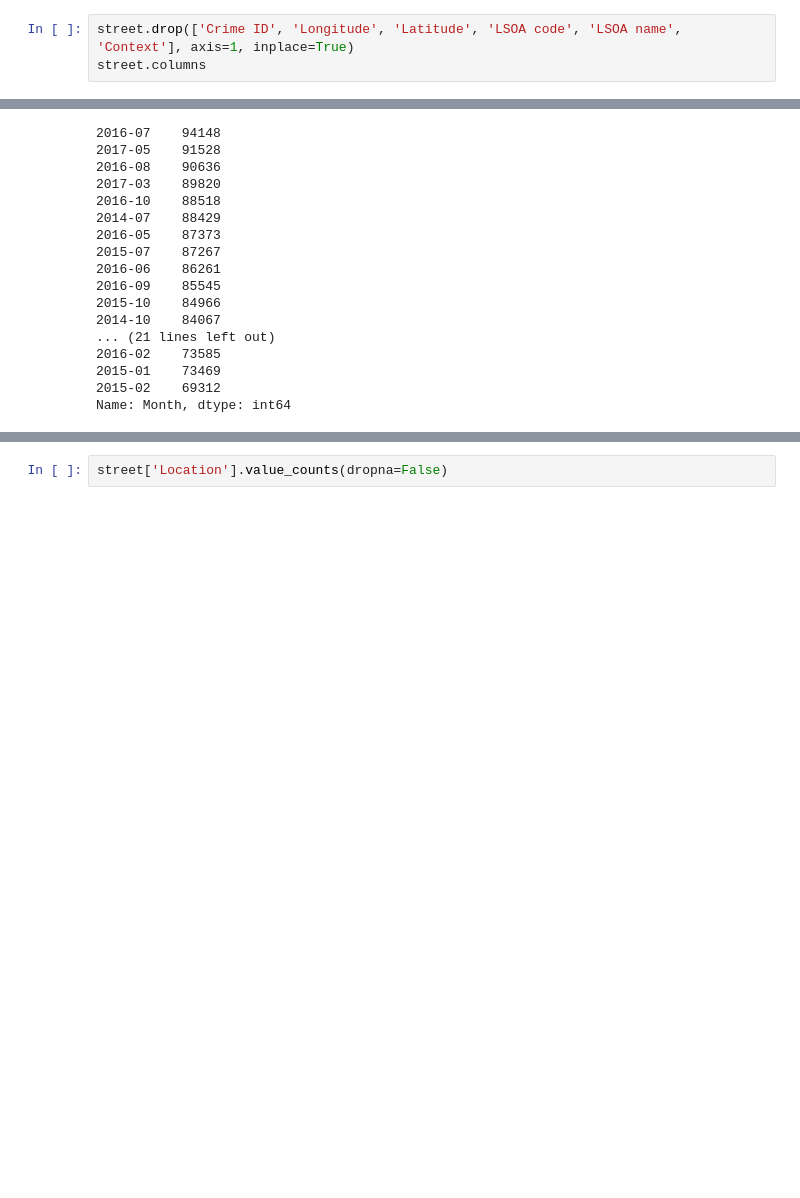
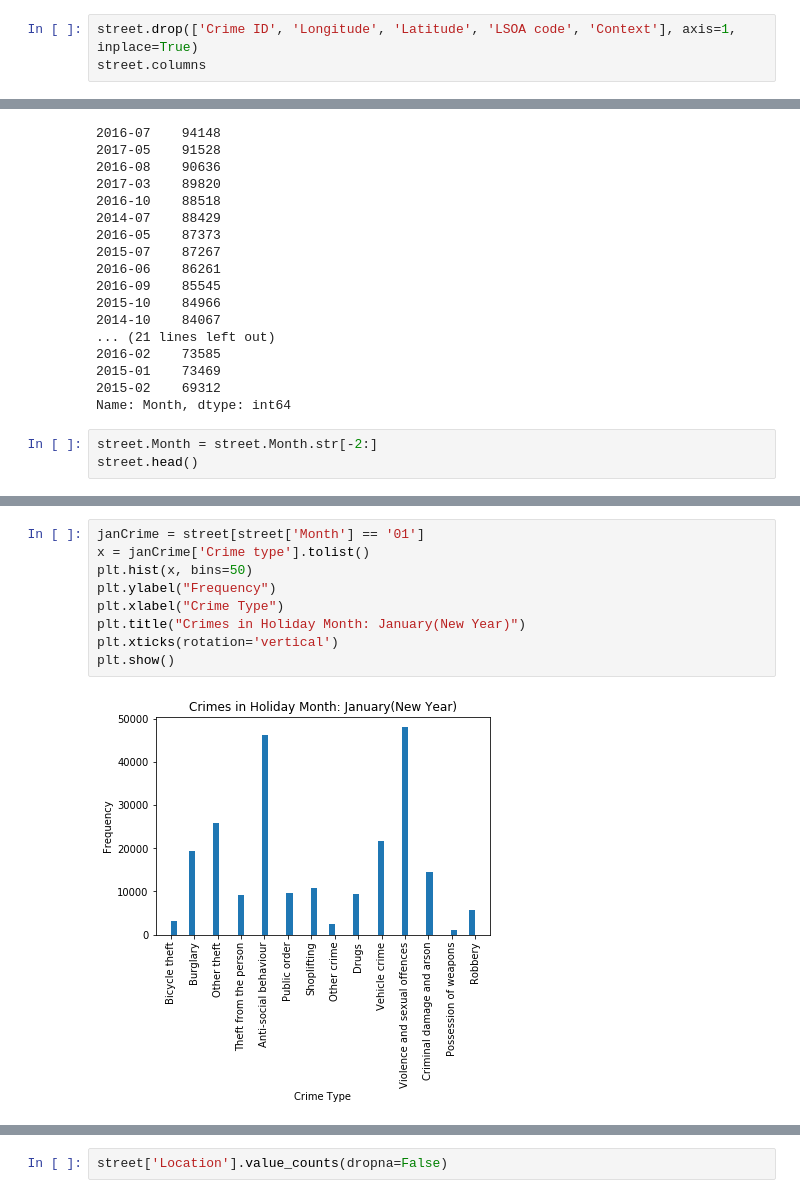
Before and after one commit to ToluAkin/improved-octo-dollop, a Jupyter notebook: capstone.ipynb, the cells around one changed output, grey strips where cells are left out. Cells and saved outputs as stored; diff of their text form; blank space fills up the shorter version.

```diff
--- a/capstone.ipynb
+++ b/capstone.ipynb
@@ -222,6 +220,6 @@ Index(['Type', 'Date', 'Part of a policing operation', 'Policing operation',
        'Removal of more than just outer clothing'],
       dtype='object')
 # %%
-street.drop(['Crime ID', 'Longitude', 'Latitude', 'LSOA code', 'LSOA name', 'Context'], axis=1, inplace=True)
+street.drop(['Crime ID', 'Longitude', 'Latitude', 'LSOA code', 'Context'], axis=1, inplace=True)
 street.columns
 # %% [output]
@@ -258,3 +276,6 @@ street['Month'].value_counts(dropna=False)
 2015-01    73469
 2015-02    69312
 Name: Month, dtype: int64
+# %%
+street.Month = street.Month.str[-2:]
+street.head()
@@ -260,0 +305,11 @@ Name: Month, dtype: int64
+# %%
+janCrime = street[street['Month'] == '01']
+x = janCrime['Crime type'].tolist()
+plt.hist(x, bins=50)
+plt.ylabel("Frequency")
+plt.xlabel("Crime Type")
+plt.title("Crimes in Holiday Month: January(New Year)")
+plt.xticks(rotation='vertical')
+plt.show()
+# %% [output]
+[figure, added]
```
Also changed, not shown: parts of 19 cells of this notebook.
